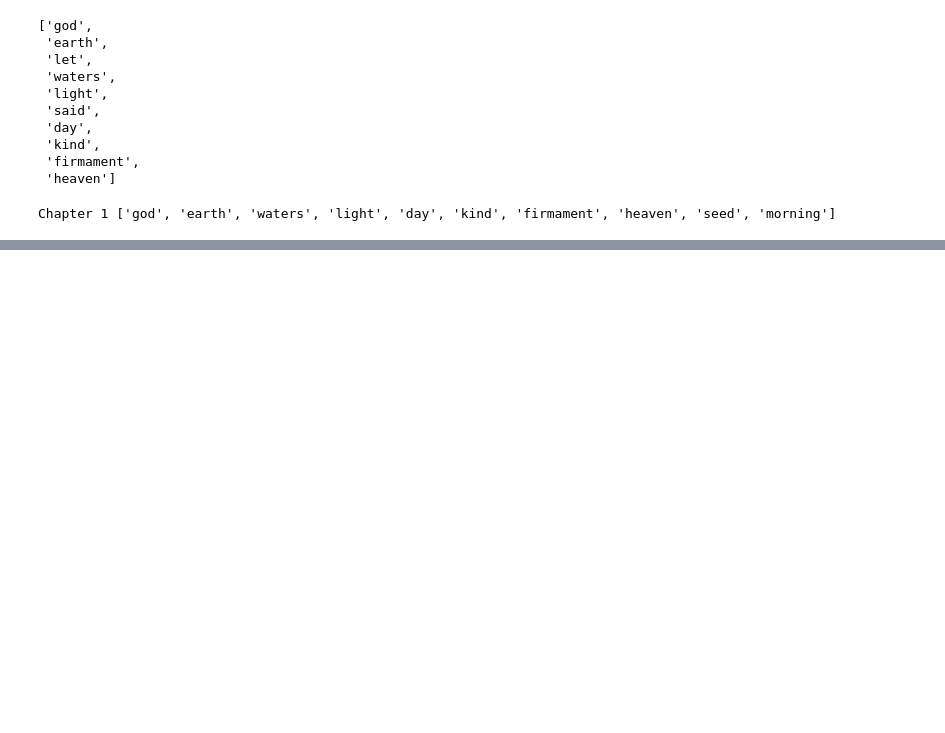
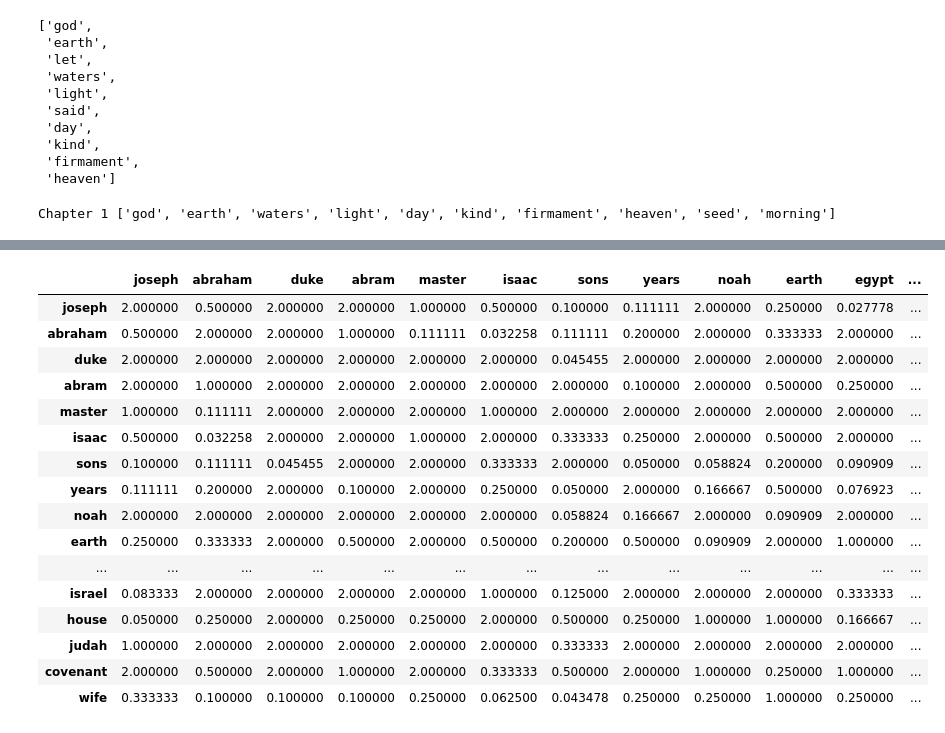
Before and after one commit to zhutchens/hierarchical_clustering, a Jupyter notebook: Bible_NLP/Bible_NLP.ipynb, the cells around one changed output, grey strips where cells are left out. Saved outputs shown, nothing was run; the diff lists cells and outputs as text; code cells hidden in the pictures; blank space fills up the shorter version.

```diff
--- a/Bible_NLP/Bible_NLP.ipynb
+++ b/Bible_NLP/Bible_NLP.ipynb
@@ -537,0 +766,31 @@ genesis_tf_idf_word_type.style.set_properties(subset=['word_type'], **{'width':
+# %%
+# Create a distance matrix from the co-occurrence matrix.
+distance_matrix = np.zeros((len(top_30_words), len(top_30_words)))
+
+for i in range(len(top_30_words)):
+    for j in range(len(top_30_words)):
+        if co_occurrence_matrix[i,j] == 0:
+            distance_matrix[i,j] = 2
+        else:
+            distance_matrix[i,j] = 1/co_occurrence_matrix[i,j]
+
+distance_matrix_df = pd.DataFrame(distance_matrix, index=top_30_words, columns=top_30_words)
+distance_matrix_df
+# %% [output]
+|  | joseph | abraham | duke | abram | master | isaac | sons | years | noah | earth | egypt | ... |
+| joseph | 2.000000 | 0.500000 | 2.000000 | 2.000000 | 1.000000 | 0.500000 | 0.100000 | 0.111111 | 2.000000 | 0.250000 | 0.027778 | ... |
+| abraham | 0.500000 | 2.000000 | 2.000000 | 1.000000 | 0.111111 | 0.032258 | 0.111111 | 0.200000 | 2.000000 | 0.333333 | 2.000000 | ... |
+| duke | 2.000000 | 2.000000 | 2.000000 | 2.000000 | 2.000000 | 2.000000 | 0.045455 | 2.000000 | 2.000000 | 2.000000 | 2.000000 | ... |
+| abram | 2.000000 | 1.000000 | 2.000000 | 2.000000 | 2.000000 | 2.000000 | 2.000000 | 0.100000 | 2.000000 | 0.500000 | 0.250000 | ... |
+| master | 1.000000 | 0.111111 | 2.000000 | 2.000000 | 2.000000 | 1.000000 | 2.000000 | 2.000000 | 2.000000 | 2.000000 | 2.000000 | ... |
+| isaac | 0.500000 | 0.032258 | 2.000000 | 2.000000 | 1.000000 | 2.000000 | 0.333333 | 0.250000 | 2.000000 | 0.500000 | 2.000000 | ... |
+| sons | 0.100000 | 0.111111 | 0.045455 | 2.000000 | 2.000000 | 0.333333 | 2.000000 | 0.050000 | 0.058824 | 0.200000 | 0.090909 | ... |
+| years | 0.111111 | 0.200000 | 2.000000 | 0.100000 | 2.000000 | 0.250000 | 0.050000 | 2.000000 | 0.166667 | 0.500000 | 0.076923 | ... |
+| noah | 2.000000 | 2.000000 | 2.000000 | 2.000000 | 2.000000 | 2.000000 | 0.058824 | 0.166667 | 2.000000 | 0.090909 | 2.000000 | ... |
+| earth | 0.250000 | 0.333333 | 2.000000 | 0.500000 | 2.000000 | 0.500000 | 0.200000 | 0.500000 | 0.090909 | 2.000000 | 1.000000 | ... |
+| ... | ... | ... | ... | ... | ... | ... | ... | ... | ... | ... | ... | ... |
+| israel | 0.083333 | 2.000000 | 2.000000 | 2.000000 | 2.000000 | 1.000000 | 0.125000 | 2.000000 | 2.000000 | 2.000000 | 0.333333 | ... |
+| house | 0.050000 | 0.250000 | 2.000000 | 0.250000 | 0.250000 | 2.000000 | 0.500000 | 0.250000 | 1.000000 | 1.000000 | 0.166667 | ... |
+| judah | 1.000000 | 2.000000 | 2.000000 | 2.000000 | 2.000000 | 2.000000 | 0.333333 | 2.000000 | 2.000000 | 2.000000 | 2.000000 | ... |
+| covenant | 2.000000 | 0.500000 | 2.000000 | 1.000000 | 2.000000 | 0.333333 | 0.500000 | 2.000000 | 1.000000 | 0.250000 | 1.000000 | ... |
+| wife | 0.333333 | 0.100000 | 0.100000 | 0.100000 | 0.250000 | 0.062500 | 0.043478 | 0.250000 | 0.250000 | 1.000000 | 0.250000 | ... |
```
Also changed, not shown: parts of 19 cells of this notebook, 3 other files.
